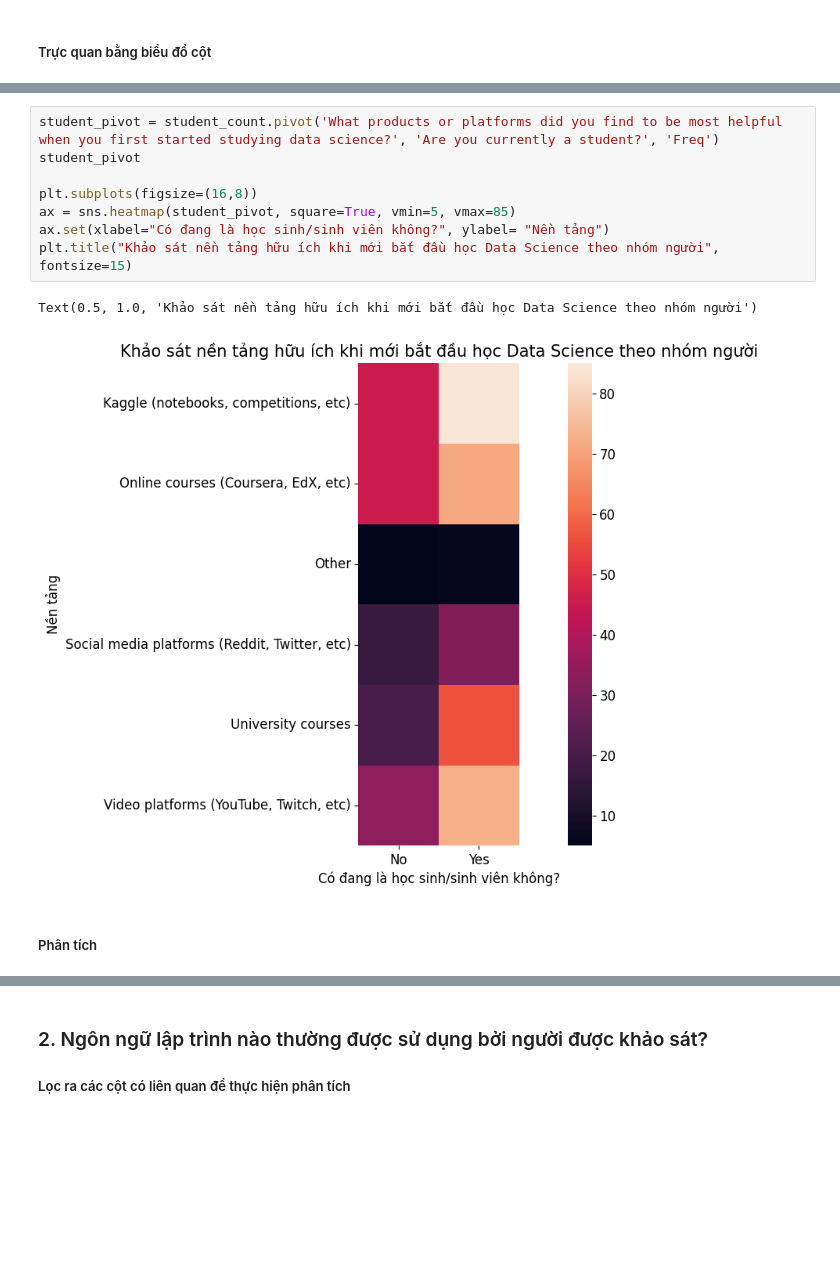
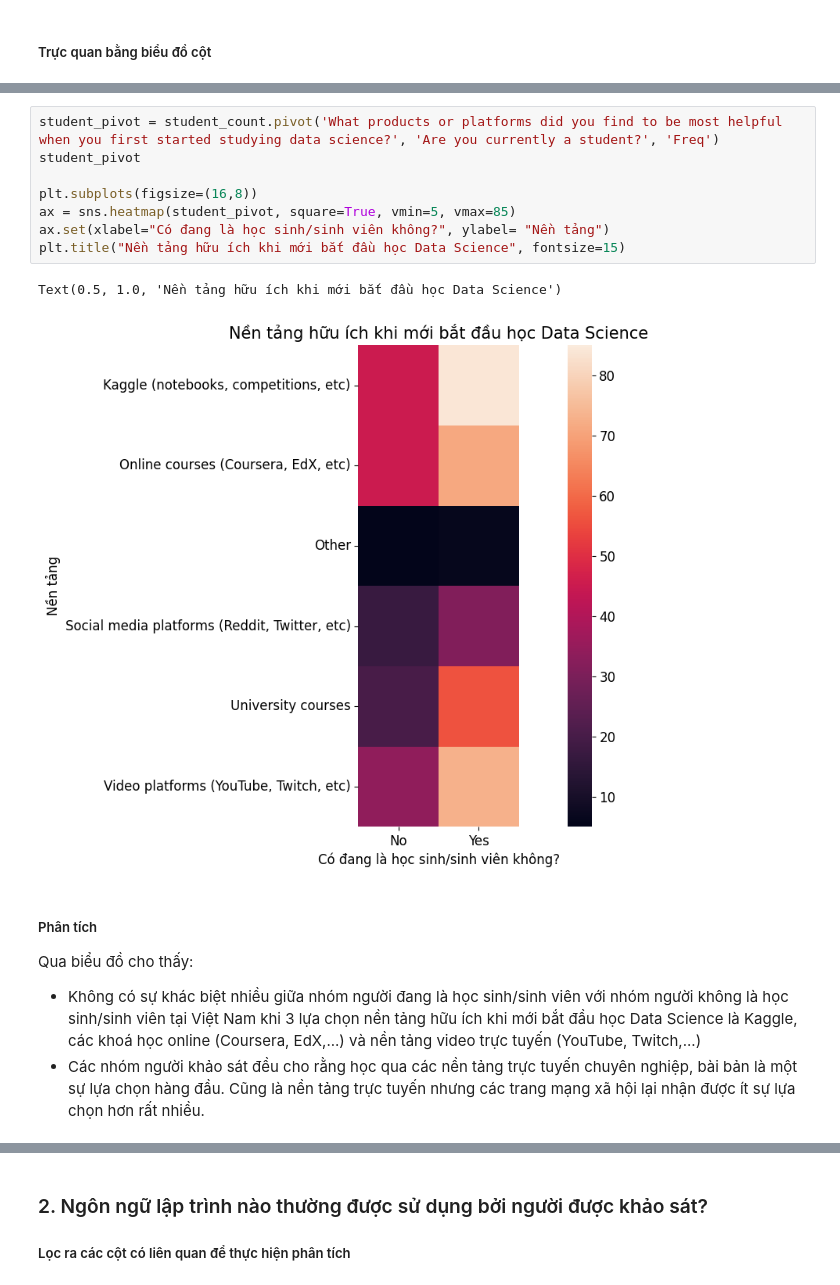
Before and after one commit to khuong253/final_project_data_visualization, a Jupyter notebook: data_visualization.ipynb, the cells around one changed output, grey strips where cells are left out. Cells and saved outputs as stored; diff of their text form; blank space fills up the shorter version.

Commit message:
update data_visualization

```diff
--- a/data_visualization.ipynb
+++ b/data_visualization.ipynb
@@ -171,13 +171,17 @@ plt.legend()
 # %%
 student_pivot = student_count.pivot('What products or platforms did you find to be most helpful when you first started studying data science?', 'Are you currently a student?', 'Freq')
 student_pivot
 
 plt.subplots(figsize=(16,8))
 ax = sns.heatmap(student_pivot, square=True, vmin=5, vmax=85)
 ax.set(xlabel="Có đang là học sinh/sinh viên không?", ylabel= "Nền tảng")
-plt.title("Khảo sát nền tảng hữu ích khi mới bắt đầu học Data Science theo nhóm người", fontsize=15)
+plt.title("Nền tảng hữu ích khi mới bắt đầu học Data Science", fontsize=15)
 # %% [output]
-Text(0.5, 1.0, 'Khảo sát nền tảng hữu ích khi mới bắt đầu học Data Science theo nhóm người')
+Text(0.5, 1.0, 'Nền tảng hữu ích khi mới bắt đầu học Data Science')
-[figure, old version]
+[figure, new version]
-# %% [markdown]
-##### Phân tích
+# %% [markdown]
+##### Phân tích
+
+Qua biểu đồ cho thấy:
+- Không có sự khác biệt nhiều giữa nhóm người đang là học sinh/sinh viên với nhóm người không là học sinh/sinh viên tại Việt Nam khi 3 lựa chọn nền tảng hữu ích khi mới bắt đầu học Data Science là Kaggle, các khoá học online (Coursera, EdX,...) và nền tảng video trực tuyến (YouTube, Twitch,...)
+- Các nhóm người khảo sát đều cho rằng học qua các nền tảng trực tuyến chuyên nghiệp, bài bản là một sự lựa chọn hàng đầu. Cũng là nền tảng trực tuyến nhưng các trang mạng xã hội lại nhận được ít sự lựa chọn hơn rất nhiều.
```
Also changed, not shown: parts of 14 cells of this notebook.
